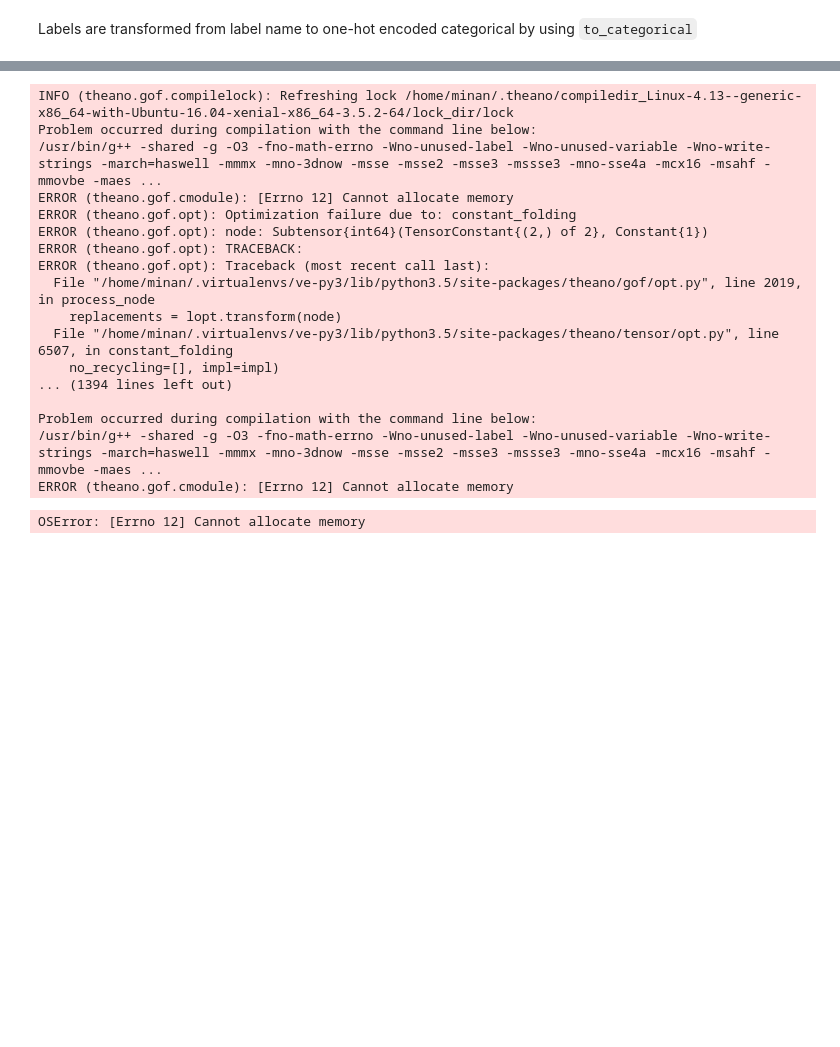
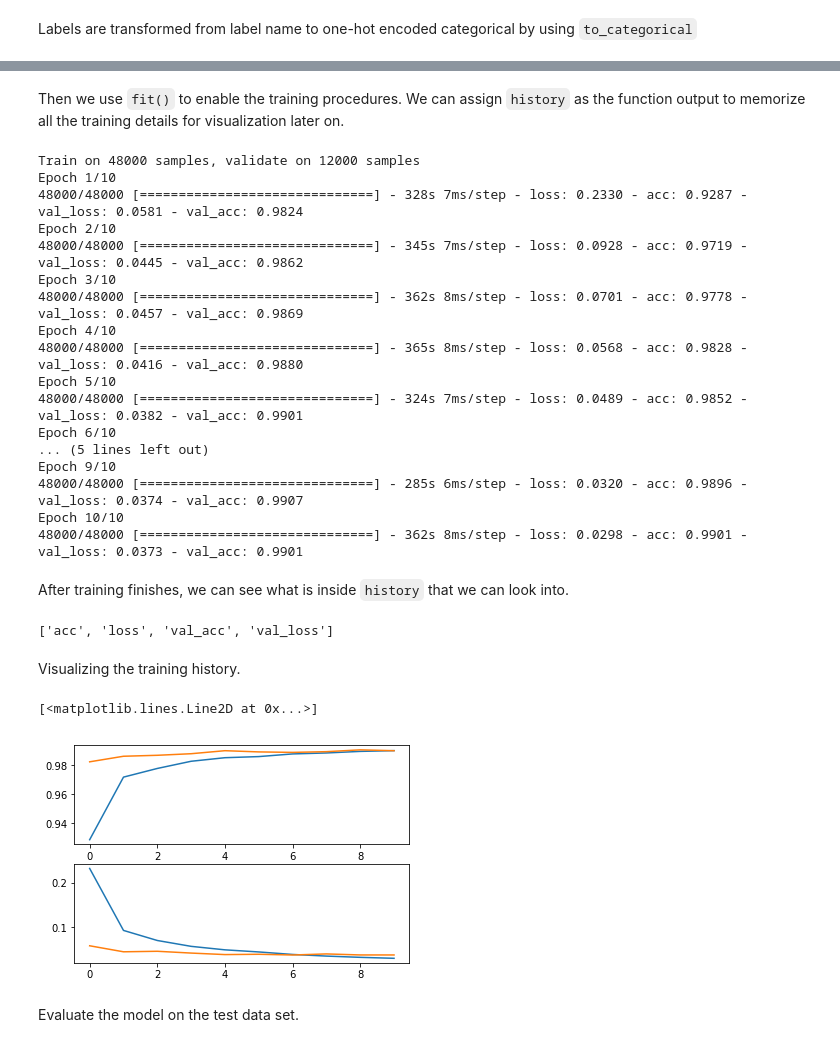
Before and after one commit to tzaumiaan/helloworld, a Jupyter notebook: tutorial_theano_keras_cnn.ipynb, the cells around one changed output, grey strips where cells are left out. Saved outputs shown, nothing was run; the diff lists cells and outputs as text; code cells hidden in the pictures; blank space fills up the shorter version.

```diff
--- a/tutorial_theano_keras_cnn.ipynb
+++ b/tutorial_theano_keras_cnn.ipynb
@@ -111,25 +136,51 @@ SVG(model_to_dot(model, show_shapes='True').create(prog='dot', format='svg'))
 model.compile(loss='categorical_crossentropy',
               optimizer='adam',
               metrics=['accuracy'])
+# %% [markdown]
+Then we use `fit()` to enable the training procedures.
+We can assign `history` as the function output
+to memorize all the training details for visualization later on.
 # %%
-model.fit(X_train, Y_train,
-          batch_size=32, epochs=10, verbose=1)
+history = model.fit(X_train, Y_train,
+                    batch_size=32,
+                    epochs=10,
+                    validation_split=0.2,
+                    verbose=1)
 # %% [output]
-INFO (theano.gof.compilelock): Refreshing lock /home/minan/.theano/compiledir_Linux-4.13--generic-x86_64-with-Ubuntu-16.04-xenial-x86_64-3.5.2-64/lock_dir/lock
-Problem occurred during compilation with the command line below:
-/usr/bin/g++ -shared -g -O3 -fno-math-errno -Wno-unused-label -Wno-unused-variable -Wno-write-strings -march=haswell -mmmx -mno-3dnow -msse -msse2 -msse3 -mssse3 -mno-sse4a -mcx16 -msahf -mmovbe -maes ...
-ERROR (theano.gof.cmodule): [Errno 12] Cannot allocate memory
-ERROR (theano.gof.opt): Optimization failure due to: constant_folding
-ERROR (theano.gof.opt): node: Subtensor{int64}(TensorConstant{(2,) of 2}, Constant{1})
-ERROR (theano.gof.opt): TRACEBACK:
-ERROR (theano.gof.opt): Traceback (most recent call last):
-  File "/home/minan/.virtualenvs/ve-py3/lib/python3.5/site-packages/theano/gof/opt.py", line 2019, in process_node
-    replacements = lopt.transform(node)
-  File "/home/minan/.virtualenvs/ve-py3/lib/python3.5/site-packages/theano/tensor/opt.py", line 6507, in constant_folding
-    no_recycling=[], impl=impl)
-... (1394 lines left out)
-
-Problem occurred during compilation with the command line below:
-/usr/bin/g++ -shared -g -O3 -fno-math-errno -Wno-unused-label -Wno-unused-variable -Wno-write-strings -march=haswell -mmmx -mno-3dnow -msse -msse2 -msse3 -mssse3 -mno-sse4a -mcx16 -msahf -mmovbe -maes ...
-ERROR (theano.gof.cmodule): [Errno 12] Cannot allocate memory
+Train on 48000 samples, validate on 12000 samples
+Epoch 1/10
+48000/48000 [==============================] - 328s 7ms/step - loss: 0.2330 - acc: 0.9287 - val_loss: 0.0581 - val_acc: 0.9824
+Epoch 2/10
+48000/48000 [==============================] - 345s 7ms/step - loss: 0.0928 - acc: 0.9719 - val_loss: 0.0445 - val_acc: 0.9862
+Epoch 3/10
+48000/48000 [==============================] - 362s 8ms/step - loss: 0.0701 - acc: 0.9778 - val_loss: 0.0457 - val_acc: 0.9869
+Epoch 4/10
+48000/48000 [==============================] - 365s 8ms/step - loss: 0.0568 - acc: 0.9828 - val_loss: 0.0416 - val_acc: 0.9880
+Epoch 5/10
+48000/48000 [==============================] - 324s 7ms/step - loss: 0.0489 - acc: 0.9852 - val_loss: 0.0382 - val_acc: 0.9901
+Epoch 6/10
+... (5 lines left out)
+Epoch 9/10
+48000/48000 [==============================] - 285s 6ms/step - loss: 0.0320 - acc: 0.9896 - val_loss: 0.0374 - val_acc: 0.9907
+Epoch 10/10
+48000/48000 [==============================] - 362s 8ms/step - loss: 0.0298 - acc: 0.9901 - val_loss: 0.0373 - val_acc: 0.9901
-OSError: [Errno 12] Cannot allocate memory
+# %% [markdown]
+After training finishes, we can see what is inside `history` that we can look into.
+# %%
+print(history.history.keys())
+# %% [output]
+['acc', 'loss', 'val_acc', 'val_loss']
+# %% [markdown]
+Visualizing the training history.
+# %%
+plt.subplot(211)
+plt.plot(history.history['acc'])
+plt.plot(history.history['val_acc'])
+plt.subplot(212)
+plt.plot(history.history['loss'])
+plt.plot(history.history['val_loss'])
+# %% [output]
+[<matplotlib.lines.Line2D at 0x...>]
+[figure, added]
+# %% [markdown]
+Evaluate the model on the test data set.
```
Also changed, not shown: parts of 9 cells of this notebook.
